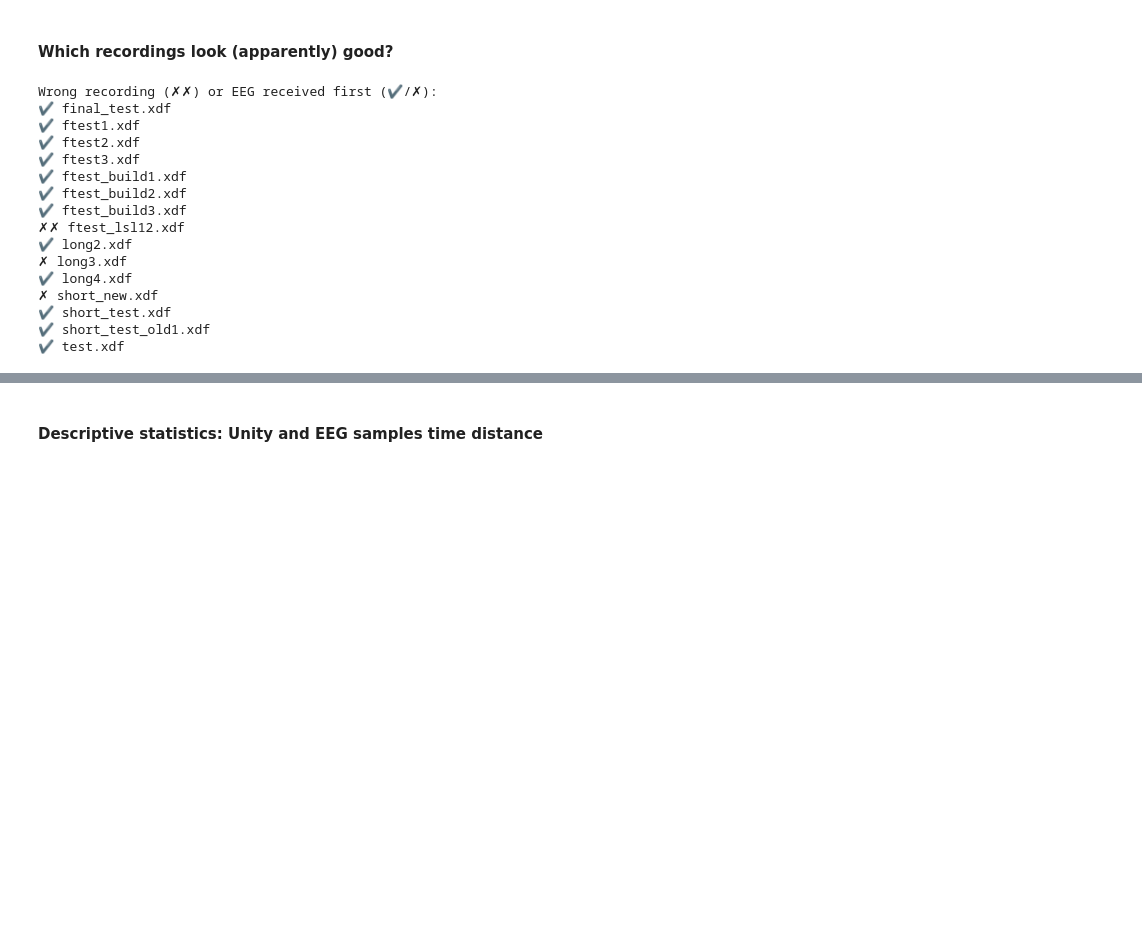
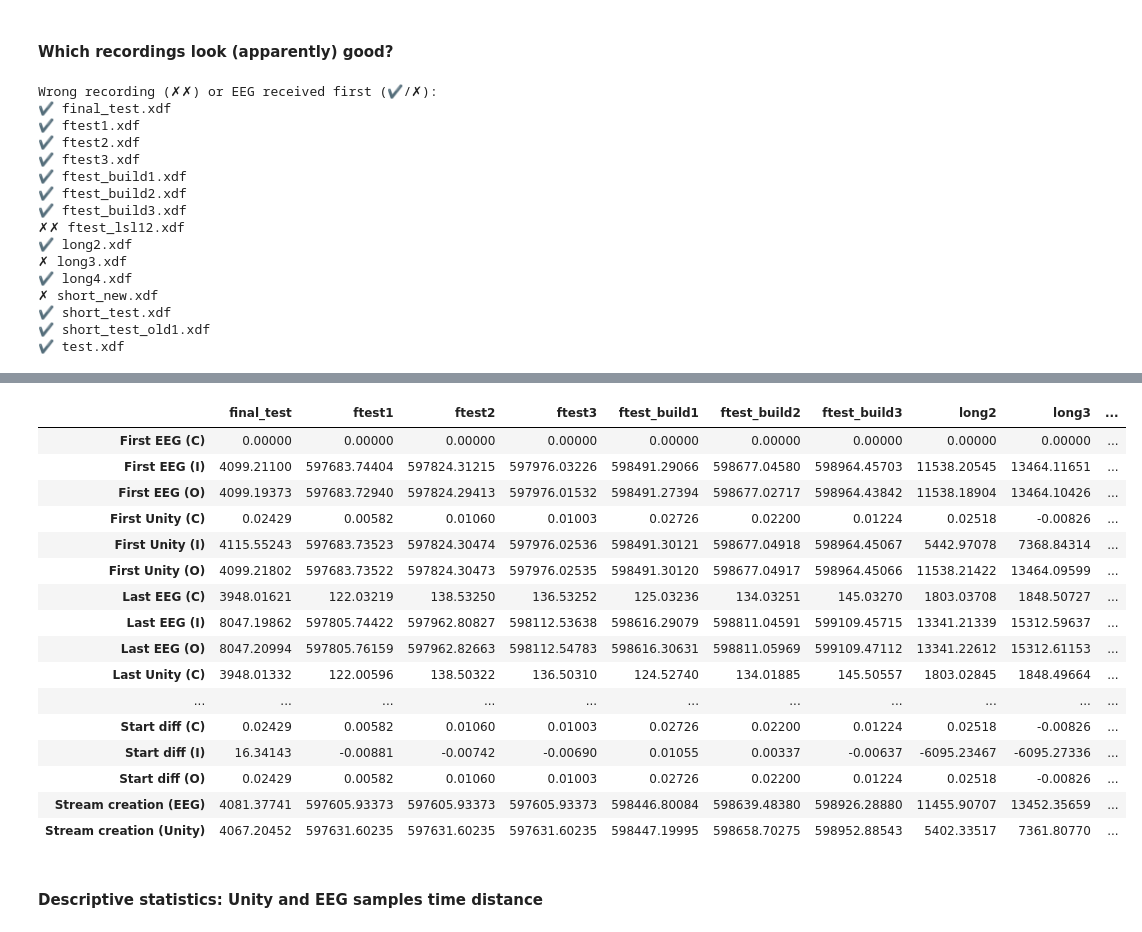
Before and after one commit to mvidaldp/lsl_latency_analysis, a Jupyter notebook: analysis.ipynb, the cells around one changed output, grey strips where cells are left out. Cells and saved outputs as stored; diff of their text form; code cells hidden in the pictures; blank space fills up the shorter version.

Commit message:
Add timestamps comparison

```diff
--- a/analysis.ipynb
+++ b/analysis.ipynb
@@ -69,6 +69,10 @@ recordings
 # %% [markdown]
 #### __Helper functions__
 # %%
+# set pandas float display format
+pd.options.display.float_format = "{:.5f}".format
+
+
 def select_streams(streams):
     # stream names
     a_ch_name = "Audio"
@@ -286,3 +292,90 @@ Wrong recording (✗✗) or EEG received first (✔/✗):
+# %%
+stats = pd.DataFrame()  # create empty dataframe
+for k in recordings:
+    comparison = {}
+    if not recordings[k]["lsl_error"]:
+        file = recordings[k]["file"].split(".")[0]  # remove extension from filename
+
+        o_c = {"time_stamps": "O", "timestamps": "C"}
+        for key in list(o_c.keys()):  # avoid duplicate code with different keys
+            # for original and corrected timestamps
+            u_ts = recordings[k]["streams"]["unity"][key]
+            e_ts = recordings[k]["streams"]["eeg"][key]
+            u_first = u_ts[0]
+            u_last = u_ts[-1]
+            e_first = e_ts[0]
+            e_last = e_ts[-1]
+            u_length = u_last - u_first
+            e_length = e_last - e_first
+
+            val = o_c[key]
+
+            comparison[f"First EEG ({val})"] = e_first
+            comparison[f"First Unity ({val})"] = u_first
+            comparison[f"Last EEG ({val})"] = e_last
+            comparison[f"Last Unity ({val})"] = u_last
+            comparison[f"Length EEG ({val})"] = e_length
+            comparison[f"Length Unity ({val})"] = u_length
+            comparison[f"Sample count EEG ({val})"] = len(e_ts)
+            comparison[f"Sample count Unity ({val})"] = len(u_ts)
+            comparison[f"Start diff ({val})"] = u_first - e_first
+            comparison[f"Length diff ({val})"] = abs(u_length - e_length)
+
+        # file info
+        u_info = recordings[k]["streams"]["unity"]["info"]
+        e_info = recordings[k]["streams"]["eeg"]["info"]
+        i_u_first = u_info["first_timestamp"]
+        i_u_last = u_info["last_timestamp"]
+        i_e_first = e_info["first_timestamp"]
+        i_e_last = e_info["last_timestamp"]
+        i_e_length = float(i_e_last) - float(i_e_first)
+        i_u_length = float(i_u_last) - float(i_u_first)
+
+        comparison["First EEG (I)"] = i_e_first
+        comparison["First Unity (I)"] = i_u_first
+        comparison["Last EEG (I)"] = i_e_last
+        comparison["Last Unity (I)"] = i_u_last
+        comparison["Length EEG (I)"] = i_e_length
+        comparison["Length Unity (I)"] = i_u_length
+        comparison["Sample count EEG (I)"] = e_info["sample_count"]
+        comparison["Sample count Unity (I)"] = u_info["sample_count"]
+        comparison["Start diff (I)"] = float(i_u_first) - float(i_e_first)
+        comparison["Length diff (I)"] = abs(i_u_length - i_e_length)
+        comparison["Stream creation (EEG)"] = e_info["created_at"]
+        comparison["Stream creation (Unity)"] = u_info["created_at"]
+
+        # order keys alphabetically
+        comparison = dict(sorted(comparison.items()))
+
+        if stats.empty:  # first file
+            stats = pd.DataFrame.from_dict(
+                comparison, orient="index", columns=[file], dtype=float
+            )
+        else:
+            current = pd.DataFrame.from_dict(
+                comparison, orient="index", columns=[file], dtype=float
+            )
+            stats = pd.merge(stats, current, left_index=True, right_index=True)
+
+display(stats)
+# %% [output]
+|  | final_test | ftest1 | ftest2 | ftest3 | ftest_build1 | ftest_build2 | ftest_build3 | long2 | long3 | ... |
+| First EEG (C) | 0.00000 | 0.00000 | 0.00000 | 0.00000 | 0.00000 | 0.00000 | 0.00000 | 0.00000 | 0.00000 | ... |
+| First EEG (I) | 4099.21100 | 597683.74404 | 597824.31215 | 597976.03226 | 598491.29066 | 598677.04580 | 598964.45703 | 11538.20545 | 13464.11651 | ... |
+| First EEG (O) | 4099.19373 | 597683.72940 | 597824.29413 | 597976.01532 | 598491.27394 | 598677.02717 | 598964.43842 | 11538.18904 | 13464.10426 | ... |
+| First Unity (C) | 0.02429 | 0.00582 | 0.01060 | 0.01003 | 0.02726 | 0.02200 | 0.01224 | 0.02518 | -0.00826 | ... |
+| First Unity (I) | 4115.55243 | 597683.73523 | 597824.30474 | 597976.02536 | 598491.30121 | 598677.04918 | 598964.45067 | 5442.97078 | 7368.84314 | ... |
+| First Unity (O) | 4099.21802 | 597683.73522 | 597824.30473 | 597976.02535 | 598491.30120 | 598677.04917 | 598964.45066 | 11538.21422 | 13464.09599 | ... |
+| Last EEG (C) | 3948.01621 | 122.03219 | 138.53250 | 136.53252 | 125.03236 | 134.03251 | 145.03270 | 1803.03708 | 1848.50727 | ... |
+| Last EEG (I) | 8047.19862 | 597805.74422 | 597962.80827 | 598112.53638 | 598616.29079 | 598811.04591 | 599109.45715 | 13341.21339 | 15312.59637 | ... |
+| Last EEG (O) | 8047.20994 | 597805.76159 | 597962.82663 | 598112.54783 | 598616.30631 | 598811.05969 | 599109.47112 | 13341.22612 | 15312.61153 | ... |
+| Last Unity (C) | 3948.01332 | 122.00596 | 138.50322 | 136.50310 | 124.52740 | 134.01885 | 145.50557 | 1803.02845 | 1848.49664 | ... |
+| ... | ... | ... | ... | ... | ... | ... | ... | ... | ... | ... |
+| Start diff (C) | 0.02429 | 0.00582 | 0.01060 | 0.01003 | 0.02726 | 0.02200 | 0.01224 | 0.02518 | -0.00826 | ... |
+| Start diff (I) | 16.34143 | -0.00881 | -0.00742 | -0.00690 | 0.01055 | 0.00337 | -0.00637 | -6095.23467 | -6095.27336 | ... |
+| Start diff (O) | 0.02429 | 0.00582 | 0.01060 | 0.01003 | 0.02726 | 0.02200 | 0.01224 | 0.02518 | -0.00826 | ... |
+| Stream creation (EEG) | 4081.37741 | 597605.93373 | 597605.93373 | 597605.93373 | 598446.80084 | 598639.48380 | 598926.28880 | 11455.90707 | 13452.35659 | ... |
+| Stream creation (Unity) | 4067.20452 | 597631.60235 | 597631.60235 | 597631.60235 | 598447.19995 | 598658.70275 | 598952.88543 | 5402.33517 | 7361.80770 | ... |
 # %% [markdown]
 #### __Descriptive statistics: Unity and EEG samples time distance__
 # %%
```
Also changed, not shown: parts of 4 cells of this notebook.
